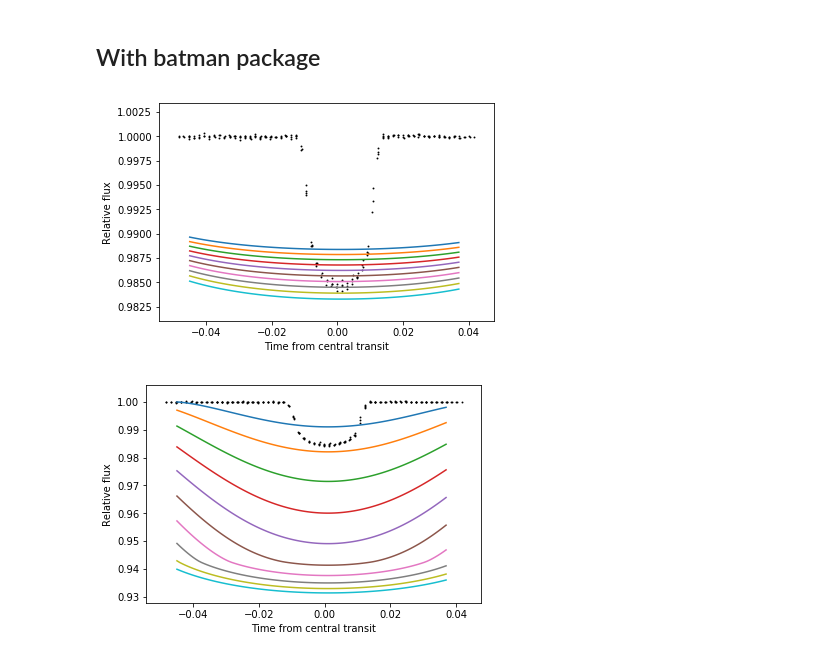
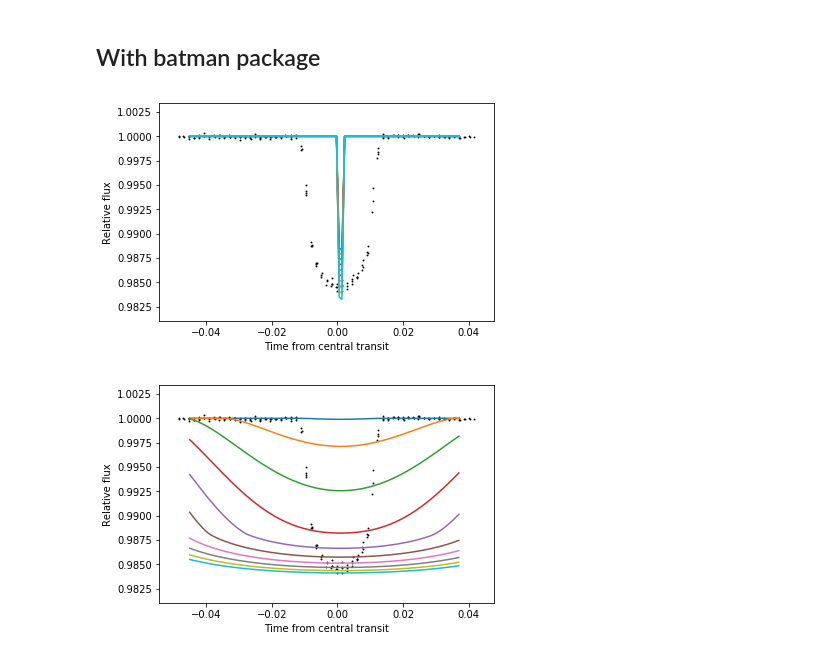
Before and after one commit to PierricJoulot/Astronomy, a Jupyter notebook: Lightcurves/EPIC228735255/EPIC228735255+batman-package.ipynb, the cells around one changed output. Saved outputs shown, nothing was run; the diff lists cells and outputs as text; code cells hidden in the pictures.

```diff
--- a/Lightcurves/EPIC228735255/EPIC228735255+batman-package.ipynb
+++ b/Lightcurves/EPIC228735255/EPIC228735255+batman-package.ipynb
@@ -172,10 +174,10 @@ import batman
 # %%
 params = batman.TransitParams()
 params.t0 = 0.001                      #time of inferior conjunction
-params.per = 6.5690                      #orbital period
+params.per = 0.082                      #orbital period
 params.rp = 0.11                      #planet radius (in units of stellar radii)
 params.a = 12.71                       #semi-major axis (in units of stellar radii)
-params.inc = 88                   #orbital inclination (in degrees)
+params.inc = 89                   #orbital inclination (in degrees)
 params.ecc = 0.                      #eccentricity
 params.w = 90.                       #longitude of periastron (in degrees)
 params.u = [0.4218, 0.2442]                #limb darkening coefficients [u1, u2]
@@ -197,18 +199,18 @@ for r in radii:
 
 plt.show()
 # %% [output]
-[figure, old version]
+[figure, new version]
 # %%
 plt.scatter(lc_transit.time, lc_transit.flux, s=.8, c='k')
-params.rp = 0.244
+params.rp = 0.118
 plt.xlabel("Time from central transit")
 plt.ylabel("Relative flux")
 inclination = np.linspace(85, 88, 10)
 for i in inclination:
         params.inc = i                           #updates planet radius
         new_flux = m.light_curve(params)
         plt.plot(t, new_flux)
 
 plt.show()
 # %% [output]
-[figure, old version]
+[figure, new version]
```
Also changed, not shown: parts of 1 cell of this notebook.
